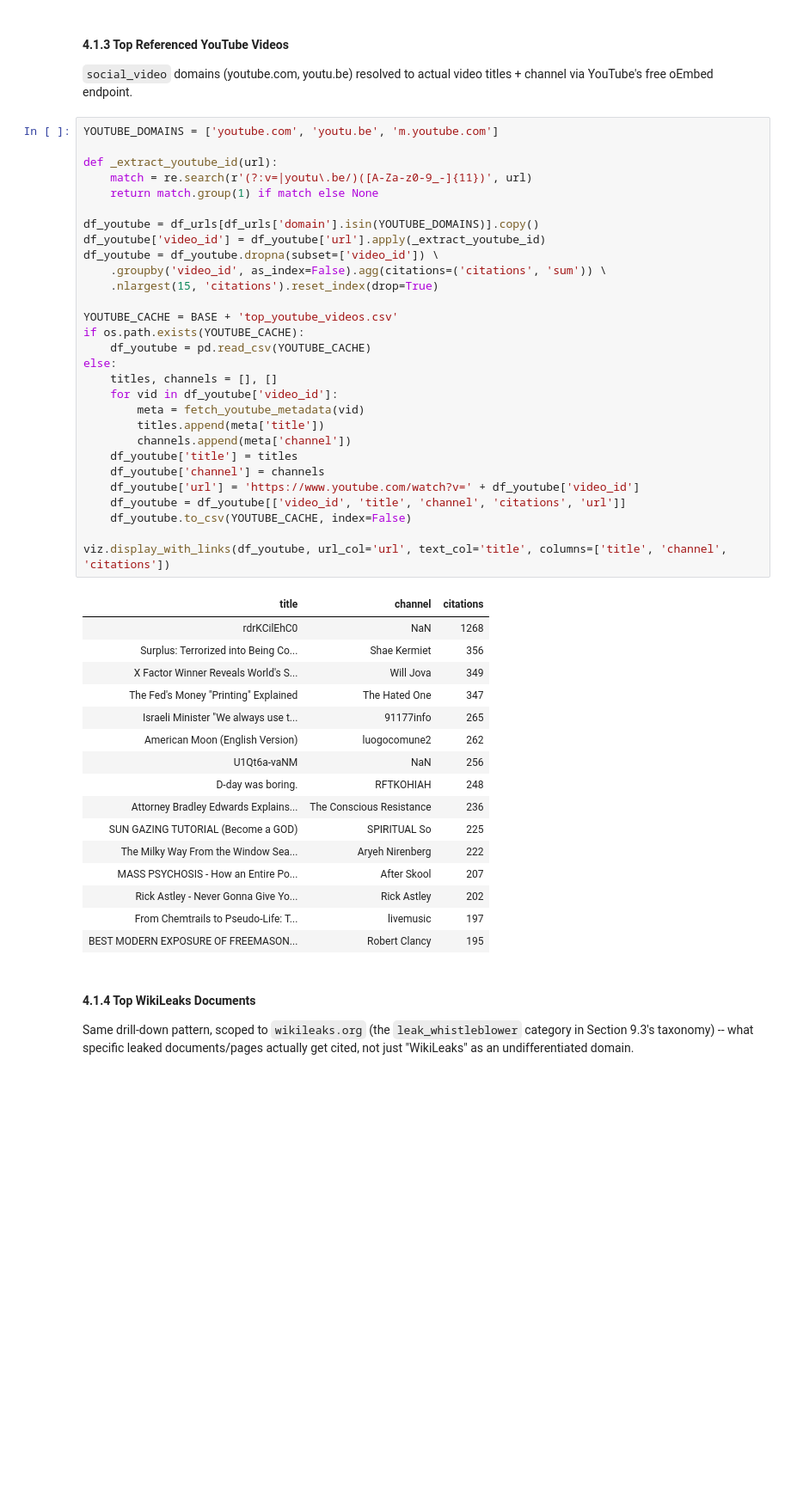
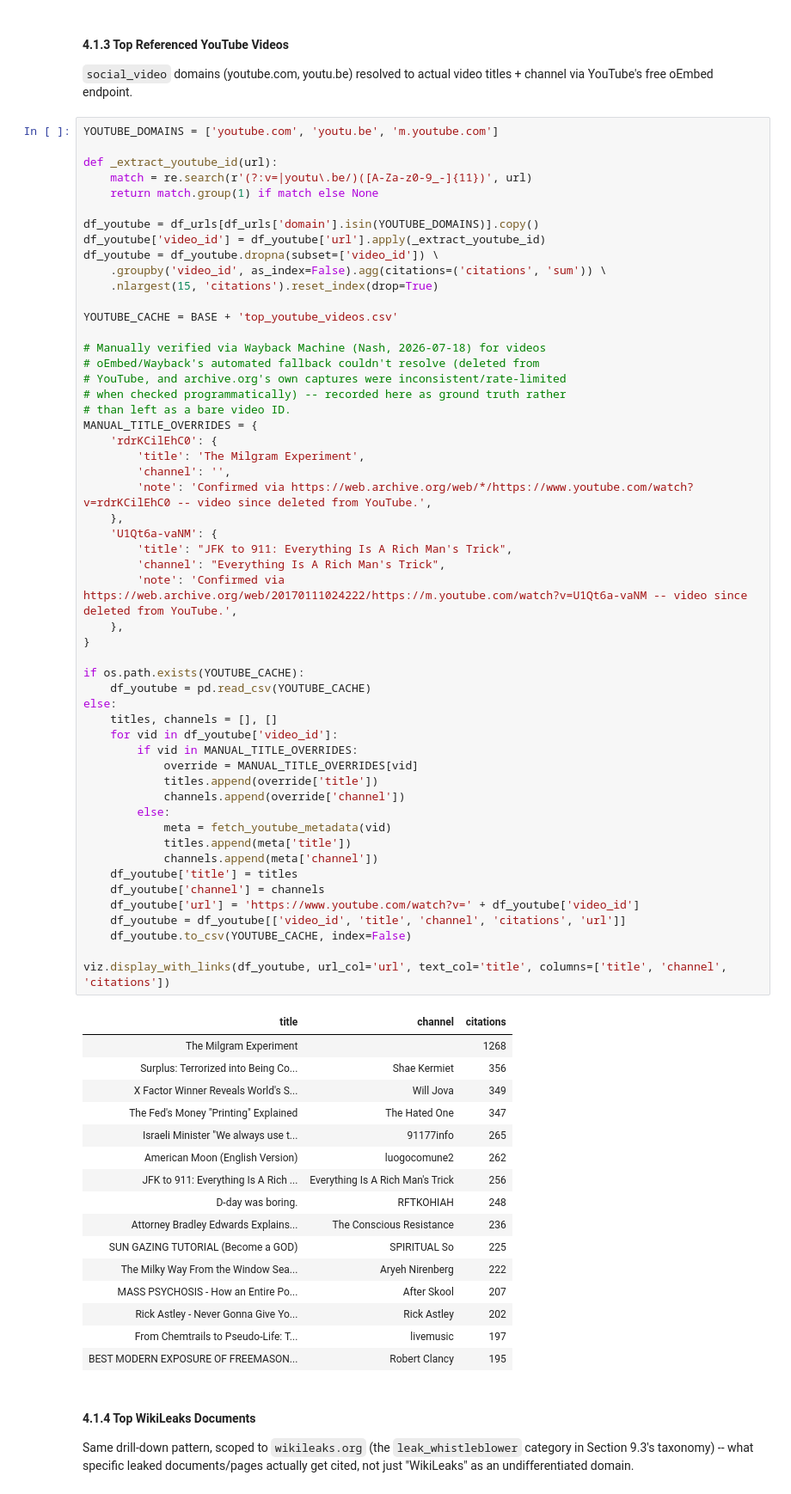
Before and after one commit to humanathema/ConspiracyComments, a Jupyter notebook: ConspiracyMaster_Refactored.ipynb, the cells around one changed output. Shown at 86% size. Cells and saved outputs as stored; diff of their text form; blank space fills up the shorter version.

```diff
--- a/ConspiracyMaster_Refactored.ipynb
+++ b/ConspiracyMaster_Refactored.ipynb
@@ -1382,41 +1382,65 @@ titles + channel via YouTube's free oEmbed endpoint.
 # %%
 YOUTUBE_DOMAINS = ['youtube.com', 'youtu.be', 'm.youtube.com']
 
 def _extract_youtube_id(url):
     match = re.search(r'(?:v=|youtu\.be/)([A-Za-z0-9_-]{11})', url)
     return match.group(1) if match else None
 
 df_youtube = df_urls[df_urls['domain'].isin(YOUTUBE_DOMAINS)].copy()
 df_youtube['video_id'] = df_youtube['url'].apply(_extract_youtube_id)
 df_youtube = df_youtube.dropna(subset=['video_id']) \
     .groupby('video_id', as_index=False).agg(citations=('citations', 'sum')) \
     .nlargest(15, 'citations').reset_index(drop=True)
 
 YOUTUBE_CACHE = BASE + 'top_youtube_videos.csv'
+
+# Manually verified via Wayback Machine (Nash, 2026-07-18) for videos
+# oEmbed/Wayback's automated fallback couldn't resolve (deleted from
+# YouTube, and archive.org's own captures were inconsistent/rate-limited
+# when checked programmatically) -- recorded here as ground truth rather
+# than left as a bare video ID.
+MANUAL_TITLE_OVERRIDES = {
+    'rdrKCilEhC0': {
+        'title': 'The Milgram Experiment',
+        'channel': '',
+        'note': 'Confirmed via https://web.archive.org/web/*/https://www.youtube.com/watch?v=rdrKCilEhC0 -- video since deleted from YouTube.',
+    },
+    'U1Qt6a-vaNM': {
+        'title': "JFK to 911: Everything Is A Rich Man's Trick",
+        'channel': "Everything Is A Rich Man's Trick",
+        'note': 'Confirmed via https://web.archive.org/web/20170111024222/https://m.youtube.com/watch?v=U1Qt6a-vaNM -- video since deleted from YouTube.',
+    },
+}
+
 if os.path.exists(YOUTUBE_CACHE):
     df_youtube = pd.read_csv(YOUTUBE_CACHE)
 else:
     titles, channels = [], []
     for vid in df_youtube['video_id']:
-        meta = fetch_youtube_metadata(vid)
-        titles.append(meta['title'])
-        channels.append(meta['channel'])
+        if vid in MANUAL_TITLE_OVERRIDES:
+            override = MANUAL_TITLE_OVERRIDES[vid]
+            titles.append(override['title'])
+            channels.append(override['channel'])
+        else:
+            meta = fetch_youtube_metadata(vid)
+            titles.append(meta['title'])
+            channels.append(meta['channel'])
     df_youtube['title'] = titles
     df_youtube['channel'] = channels
     df_youtube['url'] = 'https://www.youtube.com/watch?v=' + df_youtube['video_id']
     df_youtube = df_youtube[['video_id', 'title', 'channel', 'citations', 'url']]
     df_youtube.to_csv(YOUTUBE_CACHE, index=False)
 
 viz.display_with_links(df_youtube, url_col='url', text_col='title', columns=['title', 'channel', 'citations'])
 # %% [output]
 | title | channel | citations |
-| rdrKCilEhC0 | NaN | 1268 |
+| The Milgram Experiment |  | 1268 |
 | Surplus: Terrorized into Being Co... | Shae Kermiet | 356 |
 | X Factor Winner Reveals World's S... | Will Jova | 349 |
 | The Fed's Money "Printing" Explained | The Hated One | 347 |
 | Israeli Minister "We always use t... | 91177info | 265 |
 | American Moon (English Version) | luogocomune2 | 262 |
-| U1Qt6a-vaNM | NaN | 256 |
+| JFK to 911: Everything Is A Rich ... | Everything Is A Rich Man's Trick | 256 |
 | D-day was boring. | RFTKOHIAH | 248 |
 | Attorney Bradley Edwards Explains... | The Conscious Resistance | 236 |
 | SUN GAZING TUTORIAL (Become a GOD) | SPIRITUAL So | 225 |
```
Also changed, not shown: 2 other files.
